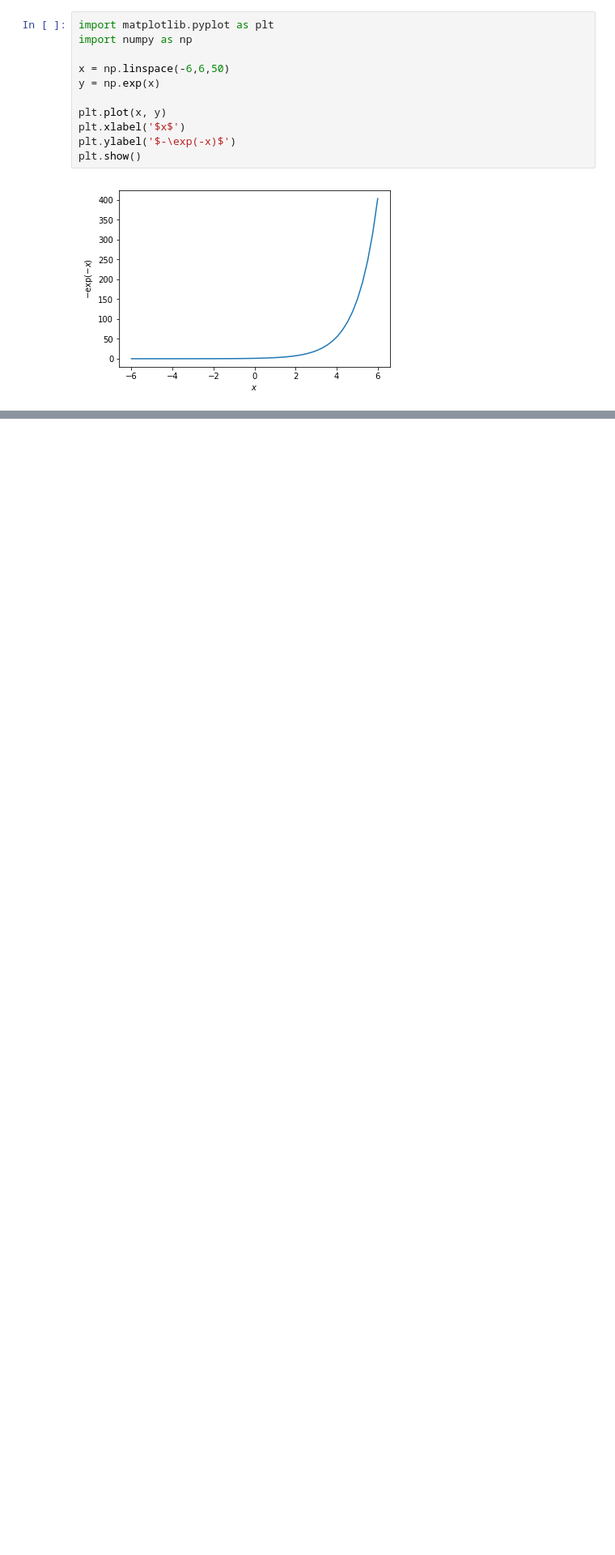
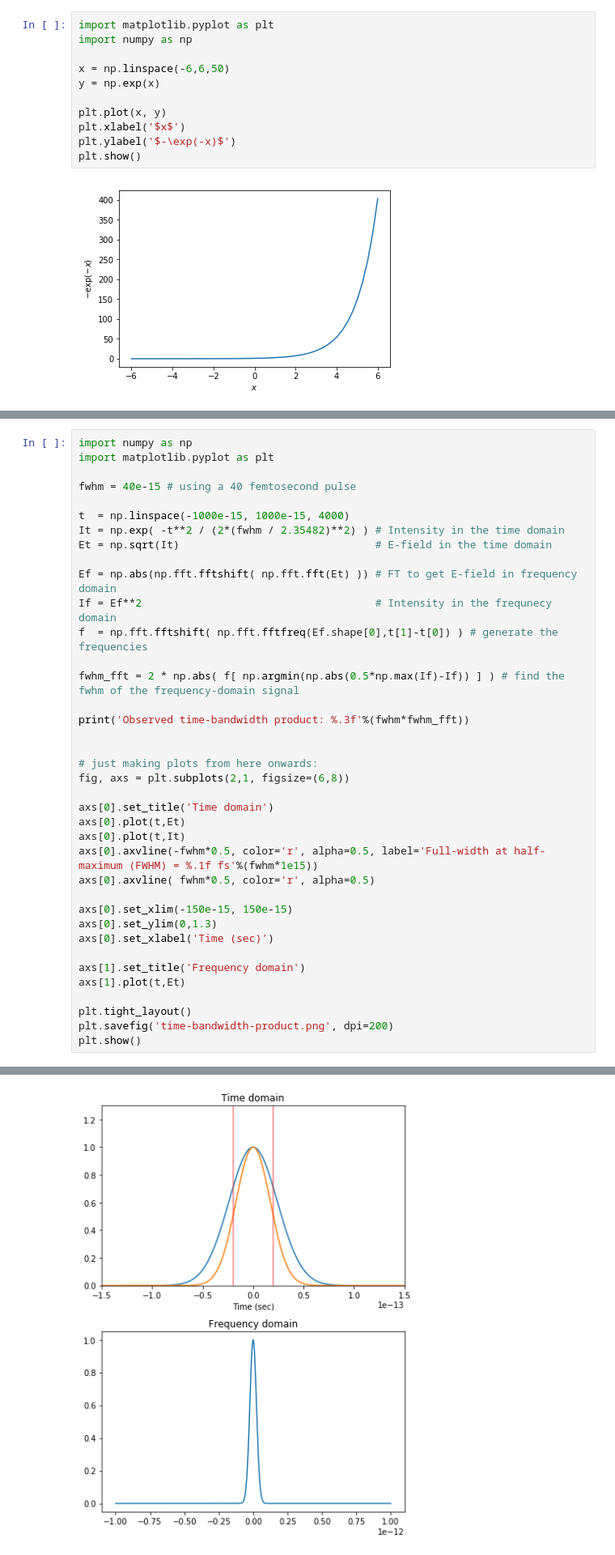
Before and after one commit to cyprusgoalie/PythonG1, a Jupyter notebook: Untitled.ipynb, the cells around one changed output, grey strips where cells are left out. Shown: that part at 81% size. Saved outputs shown, nothing was run; the diff lists cells and outputs as text; blank space fills up the shorter version.

```diff
--- a/Untitled.ipynb
+++ b/Untitled.ipynb
@@ -52,0 +56,39 @@ plt.show()
+# %%
+import numpy as np
+import matplotlib.pyplot as plt
+
+fwhm = 40e-15 # using a 40 femtosecond pulse
+
+t  = np.linspace(-1000e-15, 1000e-15, 4000)
+It = np.exp( -t**2 / (2*(fwhm / 2.35482)**2) ) # Intensity in the time domain
+Et = np.sqrt(It)                               # E-field in the time domain
+
+Ef = np.abs(np.fft.fftshift( np.fft.fft(Et) )) # FT to get E-field in frequency domain
+If = Ef**2                                     # Intensity in the frequnecy domain
+f  = np.fft.fftshift( np.fft.fftfreq(Ef.shape[0],t[1]-t[0]) ) # generate the frequencies
+
+fwhm_fft = 2 * np.abs( f[ np.argmin(np.abs(0.5*np.max(If)-If)) ] ) # find the fwhm of the frequency-domain signal
+
+print('Observed time-bandwidth product: %.3f'%(fwhm*fwhm_fft))
+
+
+# just making plots from here onwards:
+fig, axs = plt.subplots(2,1, figsize=(6,8))
+
+axs[0].set_title('Time domain')
+axs[0].plot(t,Et)
+axs[0].plot(t,It)
+axs[0].axvline(-fwhm*0.5, color='r', alpha=0.5, label='Full-width at half-maximum (FWHM) = %.1f fs'%(fwhm*1e15))
+axs[0].axvline( fwhm*0.5, color='r', alpha=0.5)
+
+axs[0].set_xlim(-150e-15, 150e-15)
+axs[0].set_ylim(0,1.3)
+axs[0].set_xlabel('Time (sec)')
+
+axs[1].set_title('Frequency domain')
+axs[1].plot(t,Et)
+
+plt.tight_layout()
+plt.savefig('time-bandwidth-product.png', dpi=200)
+plt.show()
+# %% [output]
@@ -52,0 +96 @@ plt.show()
+[figure, added]
```
Also changed, not shown: parts of 12 cells of this notebook, 3 other files.
